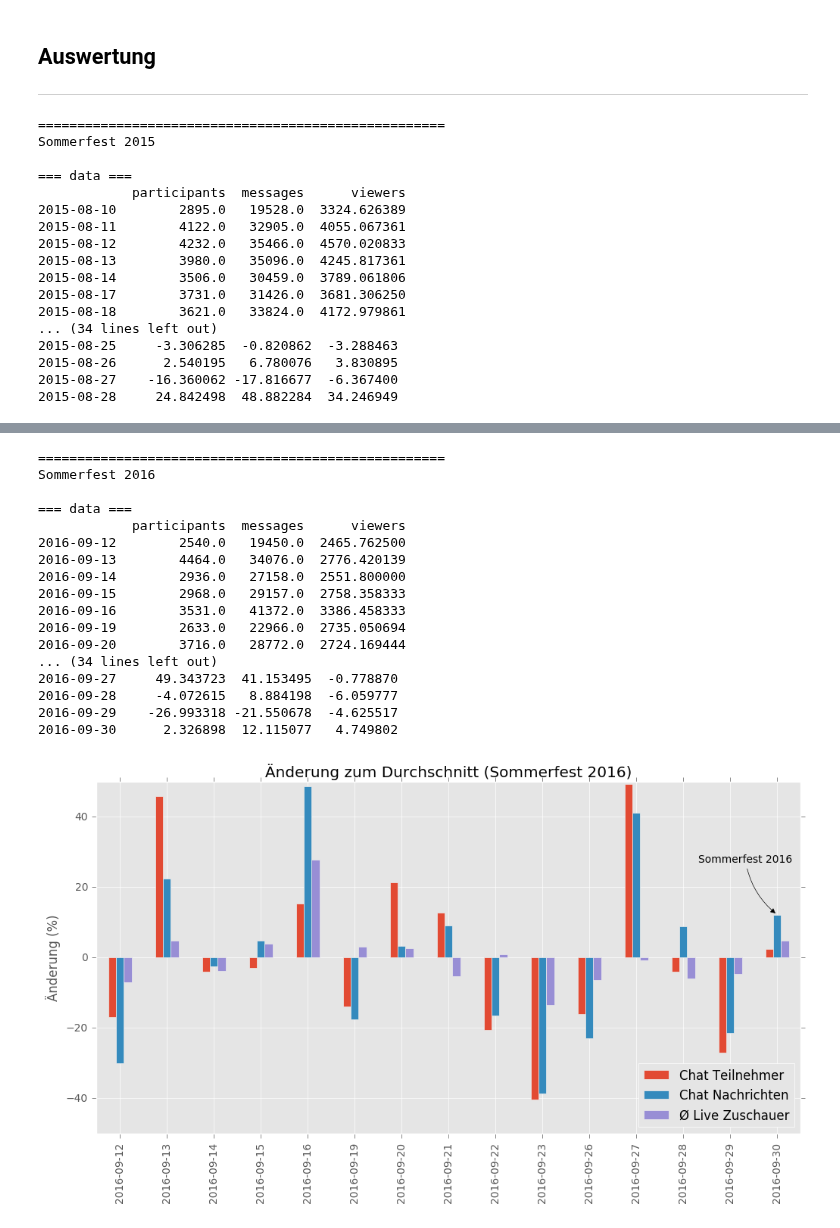
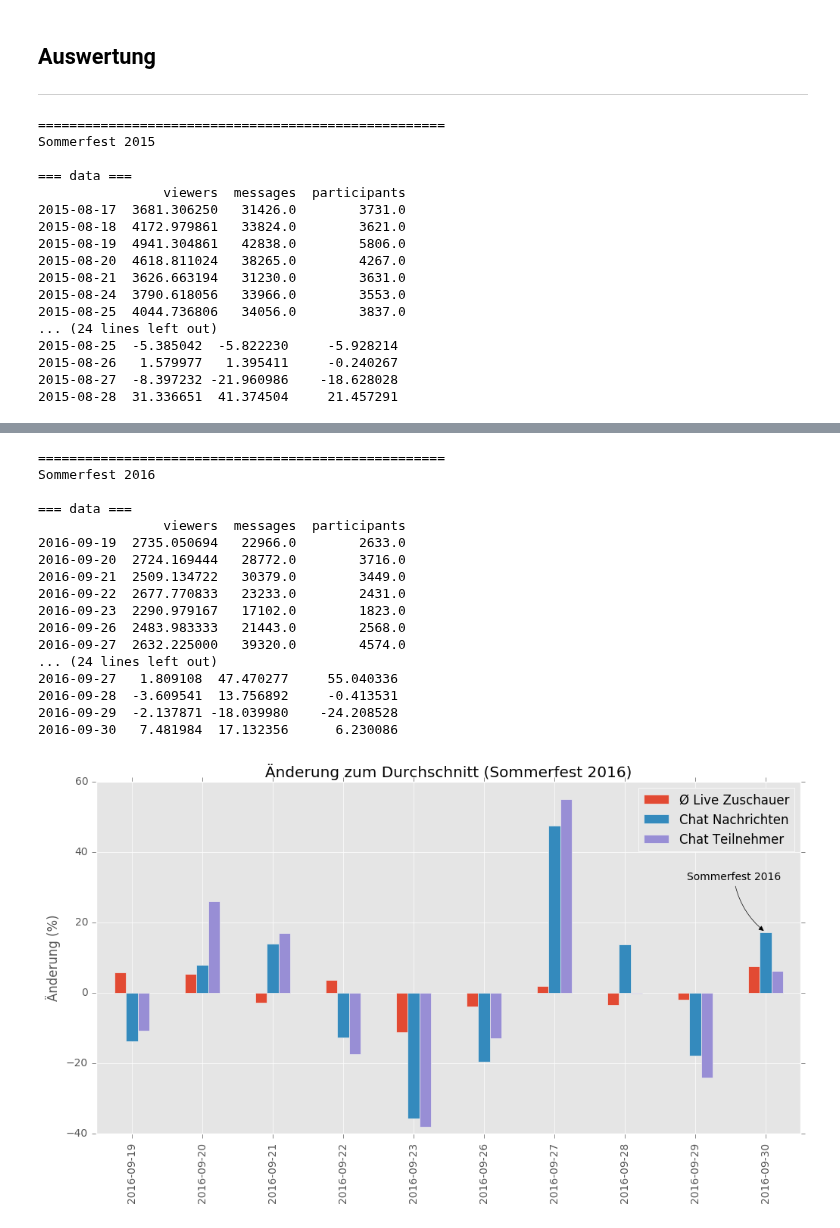
Before and after one commit to rbtvstats/rbtvstats, a Jupyter notebook: notebooks/sommerfest_change.ipynb, the cells around one changed output, grey strips where cells are left out. Cells and saved outputs as stored; diff of their text form; code cells hidden in the pictures.

```diff
--- a/notebooks/sommerfest_change.ipynb
+++ b/notebooks/sommerfest_change.ipynb
@@ -177,18 +177,18 @@ liveMean
 ___
 # %%
 shows = [{
-    'date': datetime.datetime(2015, 8, 28),
-    'name': 'Sommerfest 2015'
+    'name': 'Sommerfest 2015',
+    'date': datetime.datetime(2015, 8, 28)
 }, {
-    'date': datetime.datetime(2016, 9, 30),
-    'name': 'Sommerfest 2016'
+    'name': 'Sommerfest 2016',
+    'date': datetime.datetime(2016, 9, 30)
 }]
-spanLeft = 2
+spanLeft = 1
 spanRight = 0
 comparison = ComparisonType.week_no_weekend
 
 #join data
-joinedData = chatParticipants.join(chatMessages).join(liveMean)
+joinedData = liveMean.join(chatMessages).join(chatParticipants)
 
 #create additional columns
 joinedData['weekday'] = joinedData.index.dayofweek
@@ -258,9 +258,9 @@ for show in shows:
                                   color = 'black'))
 
     legend = plot.legend(loc=0)
-    legend.get_texts()[0].set_text('Chat Teilnehmer')
+    legend.get_texts()[0].set_text('Ø Live Zuschauer')
     legend.get_texts()[1].set_text('Chat Nachrichten')
-    legend.get_texts()[2].set_text('Ø Live Zuschauer')
+    legend.get_texts()[2].set_text('Chat Teilnehmer')
 
     plt.show()
 
@@ -283,9 +283,9 @@ for show in shows:
                                   color = 'black'))
 
     legend = plot.legend(loc=0)
-    legend.get_texts()[0].set_text('Chat Teilnehmer')
+    legend.get_texts()[0].set_text('Ø Live Zuschauer')
     legend.get_texts()[1].set_text('Chat Nachrichten')
-    legend.get_texts()[2].set_text('Ø Live Zuschauer')
+    legend.get_texts()[2].set_text('Chat Teilnehmer')
 
     plt.show()
 # %% [output]
@@ -293,16 +293,16 @@ for show in shows:
 Sommerfest 2015
 
 === data ===
-            participants  messages      viewers
-2015-08-10        2895.0   19528.0  3324.626389
-2015-08-11        4122.0   32905.0  4055.067361
-2015-08-12        4232.0   35466.0  4570.020833
-2015-08-13        3980.0   35096.0  4245.817361
-2015-08-14        3506.0   30459.0  3789.061806
-2015-08-17        3731.0   31426.0  3681.306250
-2015-08-18        3621.0   33824.0  4172.979861
-... (34 lines left out)
-2015-08-25     -3.306285  -0.820862  -3.288463
-2015-08-26      2.540195   6.780076   3.830895
-2015-08-27    -16.360062 -17.816677  -6.367400
-2015-08-28     24.842498  48.882284  34.246949
+                viewers  messages  participants
+2015-08-17  3681.306250   31426.0        3731.0
+2015-08-18  4172.979861   33824.0        3621.0
+2015-08-19  4941.304861   42838.0        5806.0
+2015-08-20  4618.811024   38265.0        4267.0
+2015-08-21  3626.663194   31230.0        3631.0
+2015-08-24  3790.618056   33966.0        3553.0
+2015-08-25  4044.736806   34056.0        3837.0
+... (24 lines left out)
+2015-08-25  -5.385042  -5.822230     -5.928214
+2015-08-26   1.579977   1.395411     -0.240267
+2015-08-27  -8.397232 -21.960986    -18.628028
+2015-08-28  31.336651  41.374504     21.457291
@@ -311,18 +311,18 @@ Sommerfest 2015
 ====================================================
 Sommerfest 2016
 
 === data ===
-            participants  messages      viewers
-2016-09-12        2540.0   19450.0  2465.762500
-2016-09-13        4464.0   34076.0  2776.420139
-2016-09-14        2936.0   27158.0  2551.800000
-2016-09-15        2968.0   29157.0  2758.358333
-2016-09-16        3531.0   41372.0  3386.458333
-2016-09-19        2633.0   22966.0  2735.050694
-2016-09-20        3716.0   28772.0  2724.169444
-... (34 lines left out)
-2016-09-27     49.343723  41.153495  -0.778870
-2016-09-28     -4.072615   8.884198  -6.059777
-2016-09-29    -26.993318 -21.550678  -4.625517
-2016-09-30      2.326898  12.115077   4.749802
+                viewers  messages  participants
+2016-09-19  2735.050694   22966.0        2633.0
+2016-09-20  2724.169444   28772.0        3716.0
+2016-09-21  2509.134722   30379.0        3449.0
+2016-09-22  2677.770833   23233.0        2431.0
+2016-09-23  2290.979167   17102.0        1823.0
+2016-09-26  2483.983333   21443.0        2568.0
+2016-09-27  2632.225000   39320.0        4574.0
+... (24 lines left out)
+2016-09-27   1.809108  47.470277     55.040336
+2016-09-28  -3.609541  13.756892     -0.413531
+2016-09-29  -2.137871 -18.039980    -24.208528
+2016-09-30   7.481984  17.132356      6.230086
-[figure, old version]
+[figure, new version]
```
Also changed, not shown: parts of 5 cells of this notebook.
